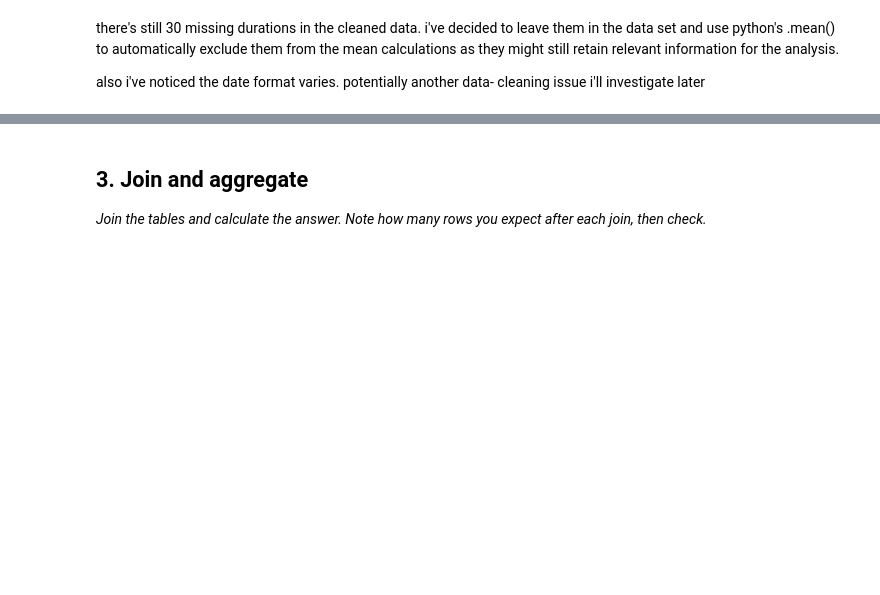
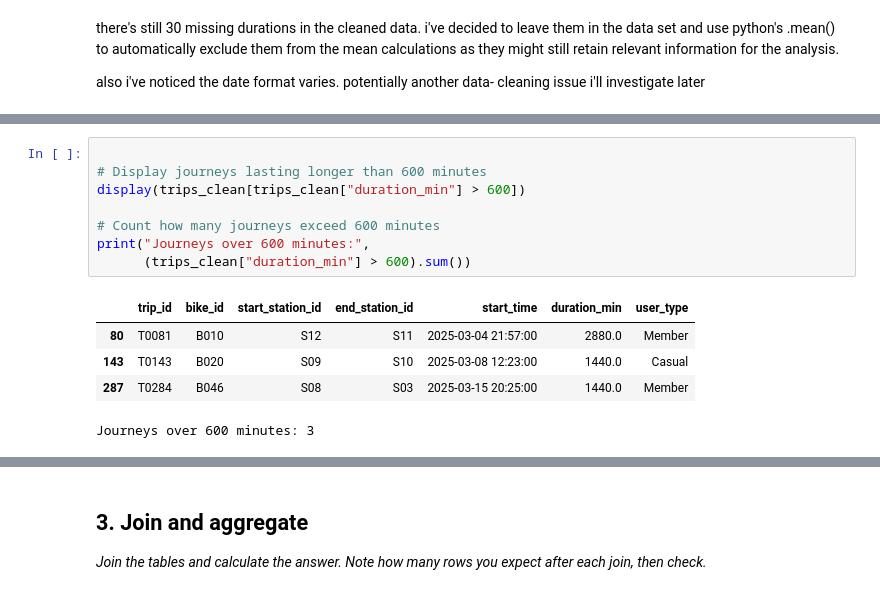
Before and after one commit to Shalom-u5841413/Shalomu5841413-AnalyticsEngineering, a Jupyter notebook: 2_03_practice_bike_hire_student.ipynb, the cells around one changed output, grey strips where cells are left out. Saved outputs shown, nothing was run; the diff lists cells and outputs as text; blank space fills up the shorter version.

```diff
--- a/2_03_practice_bike_hire_student.ipynb
+++ b/2_03_practice_bike_hire_student.ipynb
@@ -320,0 +325,14 @@ also, i noticed in earlier output that the longest journey was 2,880 minutes whi
+# %%
+
+# Display journeys lasting longer than 600 minutes
+display(trips_clean[trips_clean["duration_min"] > 600])
+
+# Count how many journeys exceed 600 minutes
+print("Journeys over 600 minutes:",
+      (trips_clean["duration_min"] > 600).sum())
+# %% [output]
+|  | trip_id | bike_id | start_station_id | end_station_id | start_time | duration_min | user_type |
+| 80 | T0081 | B010 | S12 | S11 | 2025-03-04 21:57:00 | 2880.0 | Member |
+| 143 | T0143 | B020 | S09 | S10 | 2025-03-08 12:23:00 | 1440.0 | Casual |
+| 287 | T0284 | B046 | S08 | S03 | 2025-03-15 20:25:00 | 1440.0 | Member |
+Journeys over 600 minutes: 3
```
Also changed, not shown: parts of 8 cells of this notebook.
